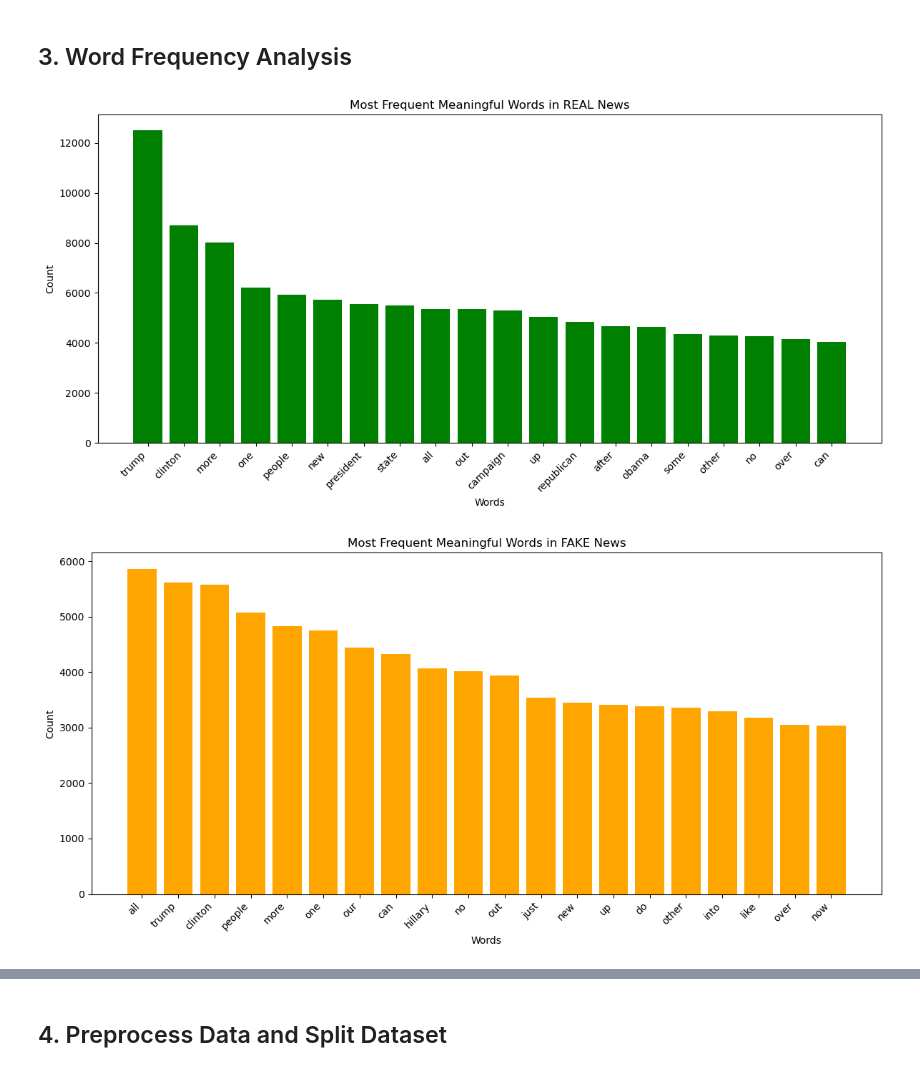
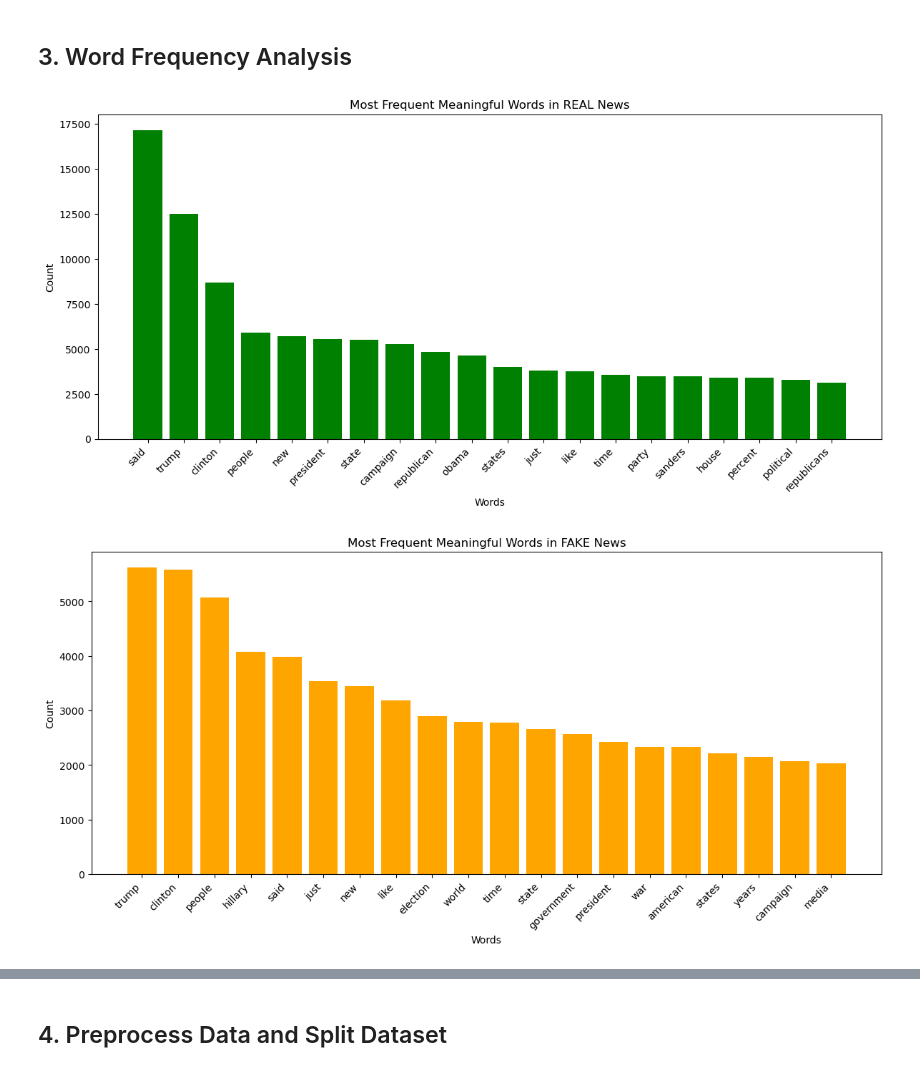
Before and after one commit to Dedepya/Fake-News-Detection-Using-Text-Mining-Classification, a Jupyter notebook: DM_Course_Project.ipynb, the cells around one changed output, grey strips where cells are left out. Drawn from its saved outputs; the diff is of its cells as text; code cells hidden in the pictures.

```diff
--- a/DM_Course_Project.ipynb
+++ b/DM_Course_Project.ipynb
@@ -65,26 +64,18 @@ Name: count, dtype: int64
 # %% [markdown]
 ## 3. Word Frequency Analysis
 # %%
-# Define your list of unwanted words
-unwanted_words = [
-    "the", "to", "of", "a", "and", "in", "that", "is", "for", "on", "he", "as", "with", "said",
-    "it", "his", "was", "have", "but", "at", "has", "be", "are", "not", "by", "this", "from", "who",
-    "an", "they", "about", "i", "will", "would", "or", "we", "their", "her", "she", "were",
-    "been", "had", "it's", "if", "you", "us", "what", "its", "than", "when", "also", "which",
-    "so", "there", "him", "your"
-]
+"""## 3. Word Frequency Analysis"""
 
-def preprocess_text_manual(text, unwanted_words):
+def preprocess_text(text):
     """
     Preprocesses the input text by:
     - Converting to lowercase
     - Removing punctuation
     - Splitting into words based on whitespace
-    - Removing manually specified unwanted words
+    - Removing stop words
     - Keeping only alphabetic words
     """
     if not isinstance(text, str):
-        # Handle cases where the text might not be a string
         return []
 
     # Convert to lowercase
@@ -97,29 +88,21 @@ def preprocess_text_manual(text, unwanted_words):
     # Split text into words based on whitespace
     words = text.split()
 
-    # Remove unwanted words and non-alphabetic words
+    # Remove stop words and non-alphabetic words
     meaningful_words = [
         word for word in words
-        if word not in unwanted_words and word.isalpha()
+        if word not in ENGLISH_STOP_WORDS and word.isalpha()
     ]
 
     return meaningful_words
 
 # Apply the preprocessing function to the 'text' column
-df['processed_text'] = df['text'].apply(lambda x: preprocess_text_manual(x, unwanted_words))
+df['processed_text'] = df['text'].apply(preprocess_text)
 
 # Function to get the most common words for a given label
 def get_most_common_words(df, label, top_n=20):
     """
     Returns the most common words for a given label.
-
-    Parameters:
-    - df: pandas DataFrame containing the data
-    - label: The label to filter by ('REAL' or 'FAKE')
-    - top_n: Number of top common words to return
-
-    Returns:
-    - List of tuples containing word and its count
     """
     # Filter the DataFrame by label
     filtered_text = df[df['label'] == label]['processed_text']
@@ -133,56 +116,32 @@ def get_most_common_words(df, label, top_n=20):
     return word_counts
 
 # Get the most common words for REAL and FAKE news
 count_real = get_most_common_words(df, 'REAL', top_n=20)
 count_fake = get_most_common_words(df, 'FAKE', top_n=20)
 
 # Convert word counts to DataFrame
 df_real = pd.DataFrame(count_real, columns=["words in REAL", "count"])
 df_fake = pd.DataFrame(count_fake, columns=["words in FAKE", "count"])
 
 # Plot word frequencies for REAL news
 plt.figure(figsize=(12, 6))
 plt.bar(df_real["words in REAL"], df_real["count"], color='green')
 plt.xticks(rotation=45, ha='right')
 plt.title('Most Frequent Meaningful Words in REAL News')
 plt.xlabel('Words')
 plt.ylabel('Count')
 plt.tight_layout()
 plt.show()
 
 # Plot word frequencies for FAKE news
 plt.figure(figsize=(12, 6))
 plt.bar(df_fake["words in FAKE"], df_fake["count"], color='orange')
 plt.xticks(rotation=45, ha='right')
 plt.title('Most Frequent Meaningful Words in FAKE News')
 plt.xlabel('Words')
 plt.ylabel('Count')
 plt.tight_layout()
 plt.show()
-
-# Frequent words in REAL and FAKE news
-count_real = Counter(" ".join(df[df['label'] == 'REAL']["text"]).split()).most_common(20)
-count_fake = Counter(" ".join(df[df['label'] == 'FAKE']["text"]).split()).most_common(20)
-
-# Convert word counts to DataFrame
-df_real = pd.DataFrame.from_dict(count_real).rename(columns={0: "words in REAL", 1: "count"})
-df_fake = pd.DataFrame.from_dict(count_fake).rename(columns={0: "words in FAKE", 1: "count"})
-
-# Plot word frequencies for REAL news
-df_real.plot.bar(legend=False)
-plt.xticks(np.arange(len(df_real["words in REAL"])), df_real["words in REAL"], rotation=45)
-plt.title('Most Frequent Words in REAL News')
-plt.xlabel('Words')
-plt.ylabel('Count')
-plt.show()
-
-# Plot word frequencies for FAKE news
-df_fake.plot.bar(legend=False, color='orange')
-plt.xticks(np.arange(len(df_fake["words in FAKE"])), df_fake["words in FAKE"], rotation=45)
-plt.title('Most Frequent Words in FAKE News')
-plt.xlabel('Words')
-plt.ylabel('Count')
-plt.show()
 # %% [output]
-[figure, old version]
+[figure, new version]
-[figure, old version]
+[figure, new version]
```
Also changed, not shown: parts of 7 cells of this notebook.
